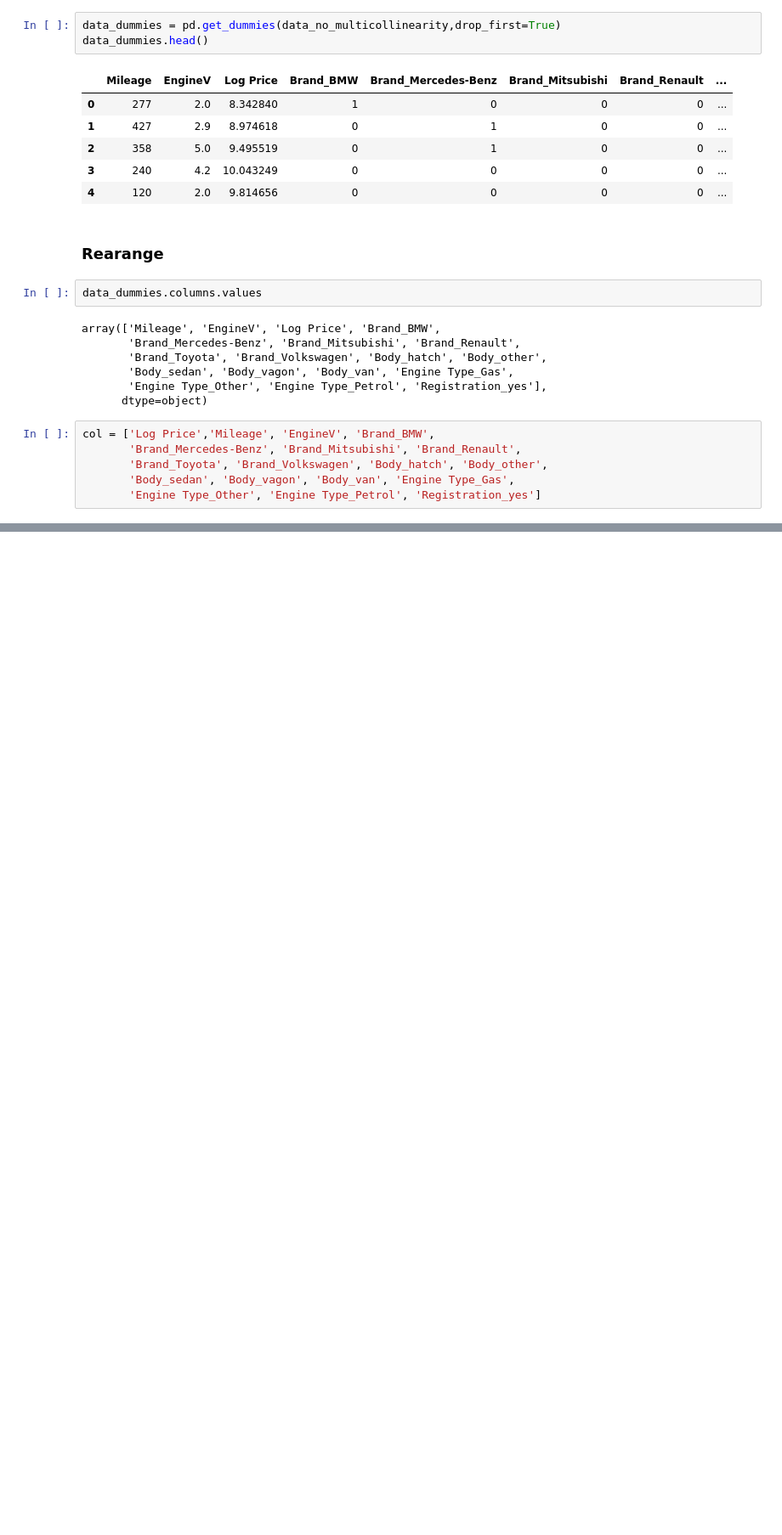
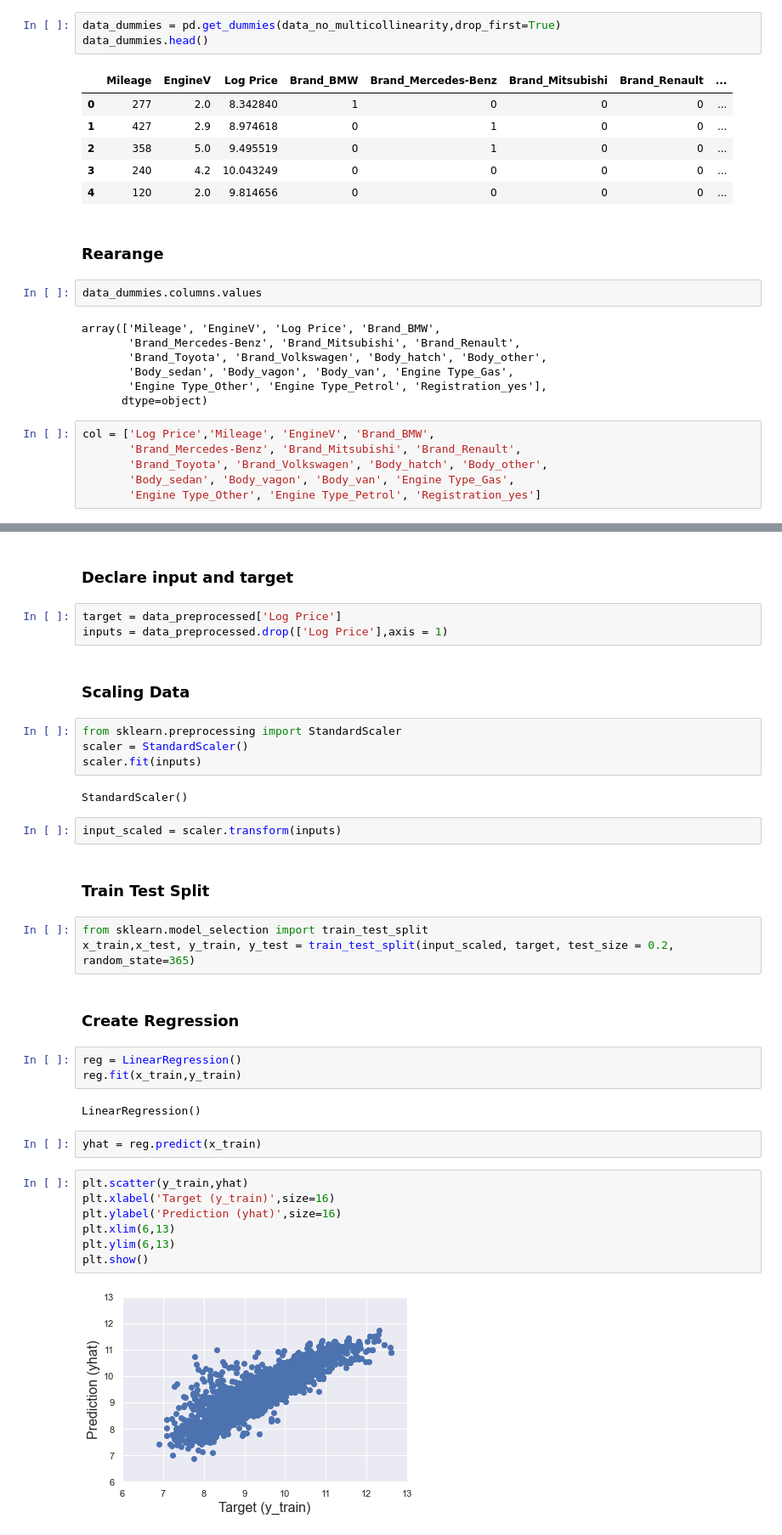
Before and after one commit to hasbiabdulmajid/LR_RealExample, a Jupyter notebook: LR_RealExample.ipynb, the cells around one changed output, grey strips where cells are left out. Shown at 85% size. Cells and saved outputs as stored; diff of their text form; blank space fills up the shorter version.

Commit message:
Add Regression model
Adding linear regression model using sklearn LinearRegression

```diff
--- a/LR_RealExample.ipynb
+++ b/LR_RealExample.ipynb
@@ -274,0 +287,38 @@ col = ['Log Price','Mileage', 'EngineV', 'Brand_BMW',
+# %% [markdown]
+### Declare input and target
+# %%
+target = data_preprocessed['Log Price']
+inputs = data_preprocessed.drop(['Log Price'],axis = 1)
+# %% [markdown]
+### Scaling Data
+# %%
+from sklearn.preprocessing import StandardScaler
+scaler = StandardScaler()
+scaler.fit(inputs)
+# %% [output]
+StandardScaler()
+# %%
+input_scaled = scaler.transform(inputs)
+# %% [markdown]
+### Train Test Split
+# %%
+from sklearn.model_selection import train_test_split
+x_train,x_test, y_train, y_test = train_test_split(input_scaled, target, test_size = 0.2, random_state=365)
+# %% [markdown]
+### Create Regression
+# %%
+reg = LinearRegression()
+reg.fit(x_train,y_train)
+# %% [output]
+LinearRegression()
+# %%
+yhat = reg.predict(x_train)
+# %%
+plt.scatter(y_train,yhat)
+plt.xlabel('Target (y_train)',size=16)
+plt.ylabel('Prediction (yhat)',size=16)
+plt.xlim(6,13)
+plt.ylim(6,13)
+plt.show()
+# %% [output]
+[figure, added]
```
Also changed, not shown: parts of 9 cells of this notebook.
